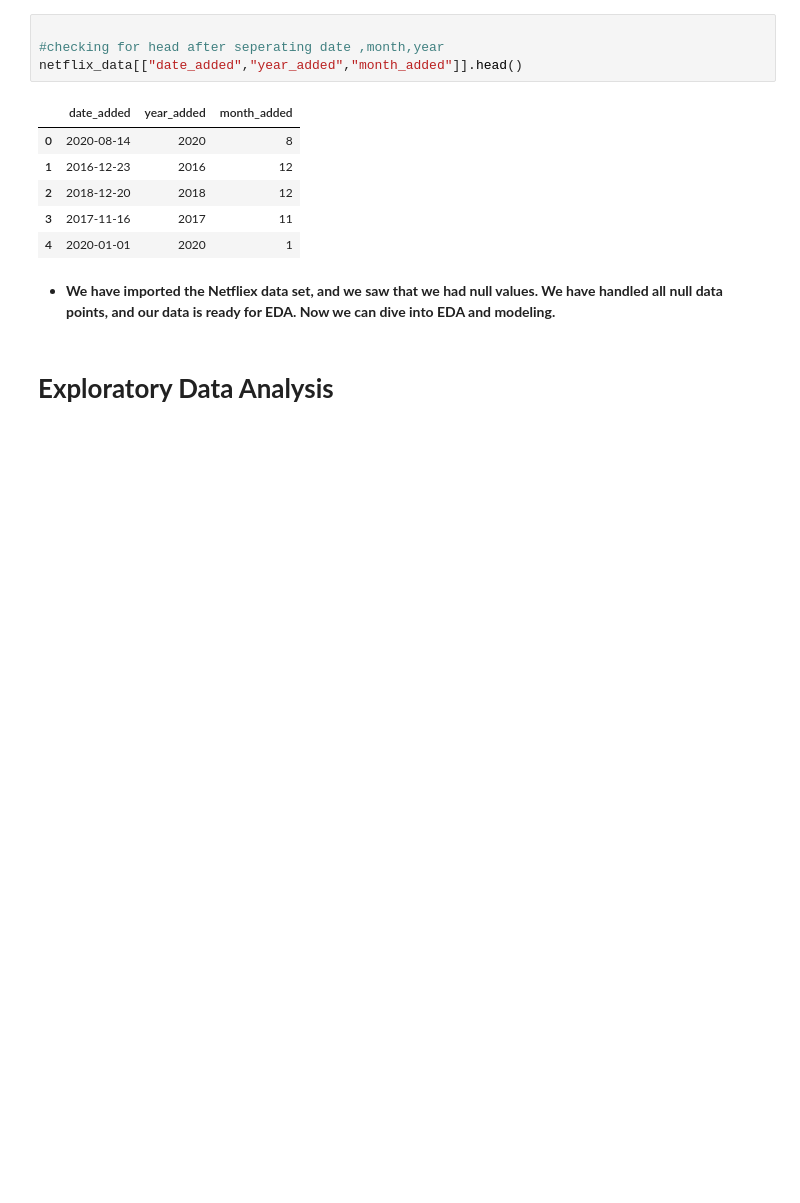
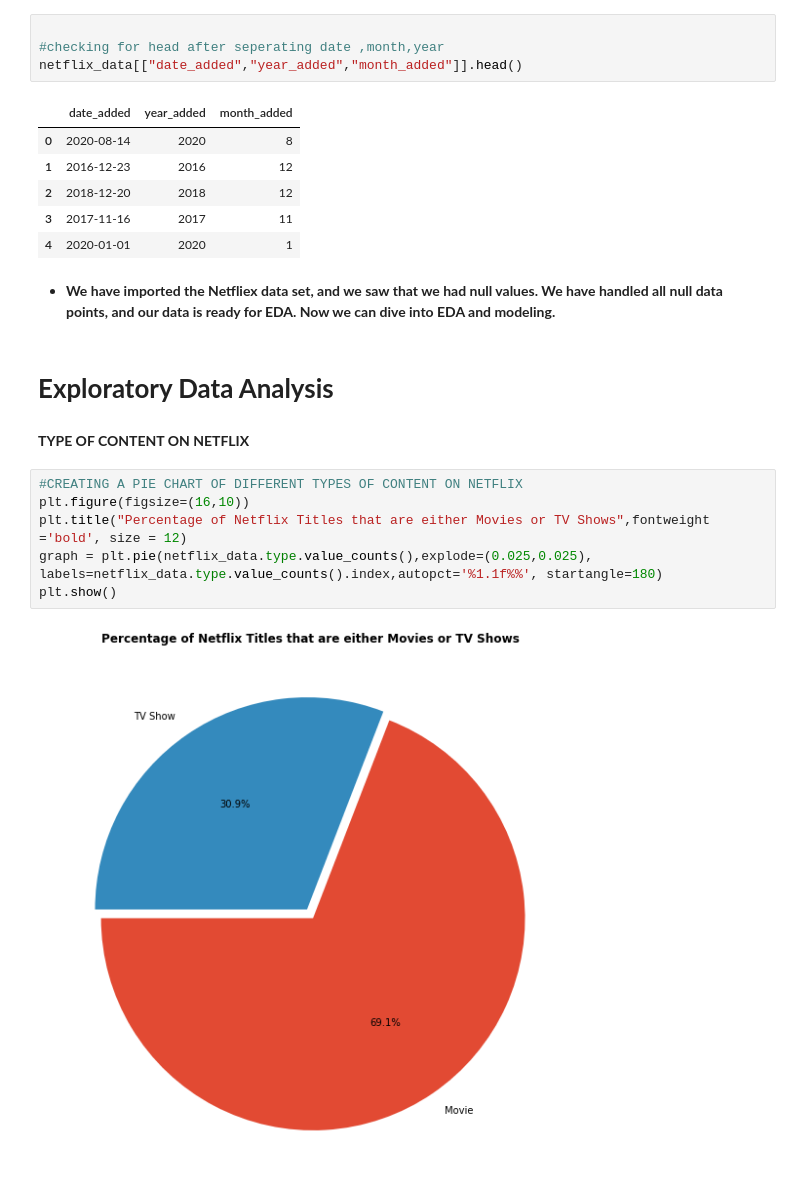
Before and after one commit to Amoghakrao/Netflix-movies-and-tv-shows-clustering, a Jupyter notebook: NETFLIX_MOVIES_AND_TV_SHOWS_CLUSTERING_AMOGHA_K.ipynb, the cells around one changed output. Saved outputs shown, nothing was run; the diff lists cells and outputs as text; blank space fills up the shorter version.

```diff
--- a/NETFLIX_MOVIES_AND_TV_SHOWS_CLUSTERING_AMOGHA_K.ipynb
+++ b/NETFLIX_MOVIES_AND_TV_SHOWS_CLUSTERING_AMOGHA_K.ipynb
@@ -301,3 +300,13 @@ netflix_data[["date_added","year_added","month_added"]].head()
 * **We have imported the Netfliex data set, and we saw that we had null values. We have handled all null data points, and our data is ready for EDA. Now we can dive into EDA and modeling.**
 # %% [markdown]
 # **Exploratory Data Analysis**
+# %% [markdown]
+**TYPE OF CONTENT ON NETFLIX**
+# %%
+#CREATING A PIE CHART OF DIFFERENT TYPES OF CONTENT ON NETFLIX
+plt.figure(figsize=(16,10))
+plt.title("Percentage of Netflix Titles that are either Movies or TV Shows",fontweight ='bold', size = 12)
+graph = plt.pie(netflix_data.type.value_counts(),explode=(0.025,0.025), labels=netflix_data.type.value_counts().index,autopct='%1.1f%%', startangle=180)
+plt.show()
+# %% [output]
+[figure, added]
```
Also changed, not shown: parts of 69 cells of this notebook.
